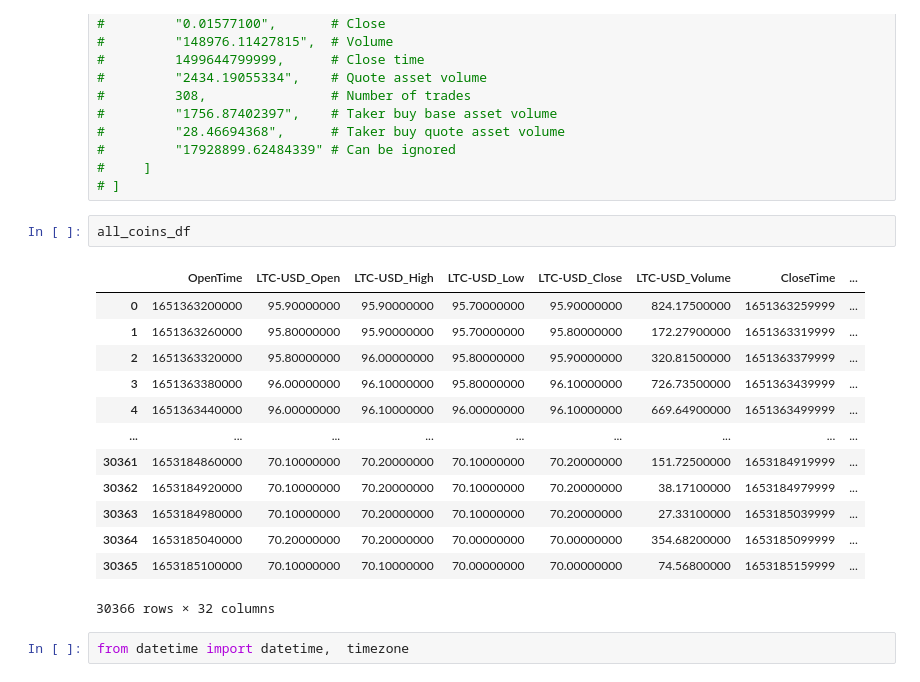
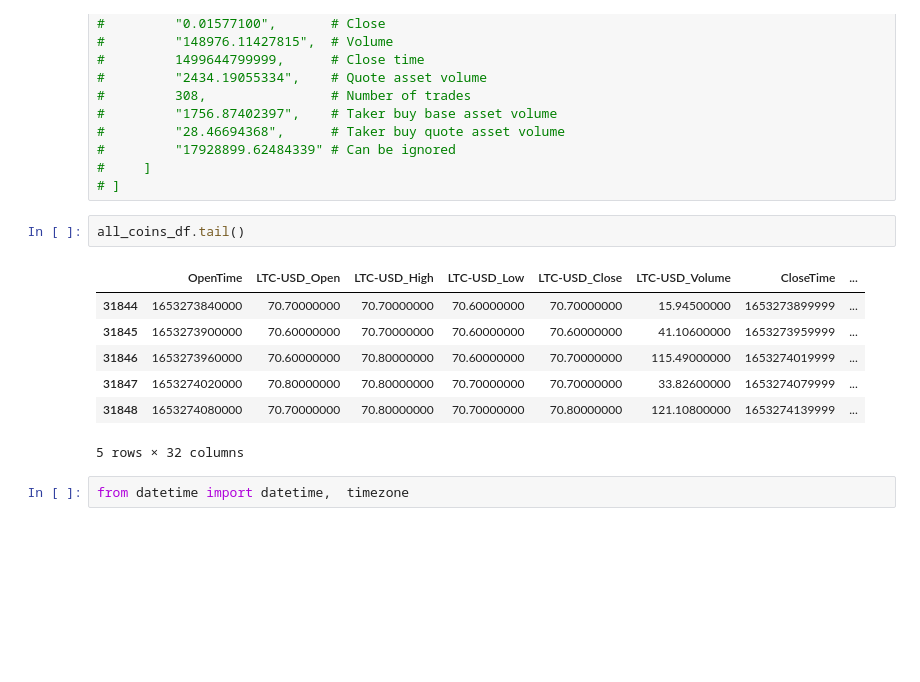
Before and after one commit to Heyymant/Automated-Crypto-Trading-Bot, a Jupyter notebook: data_gather.ipynb, the cells around one changed output. Drawn from its saved outputs; the diff is of its cells as text; blank space fills up the shorter version.

```diff
--- a/data_gather.ipynb
+++ b/data_gather.ipynb
@@ -61,21 +61,15 @@ for coin in coins :
 #     ]
 # ]
 # %%
-all_coins_df
+all_coins_df.tail()
 # %% [output]
 |  | OpenTime | LTC-USD_Open | LTC-USD_High | LTC-USD_Low | LTC-USD_Close | LTC-USD_Volume | CloseTime | ... |
-| 0 | 1651363200000 | 95.90000000 | 95.90000000 | 95.70000000 | 95.90000000 | 824.17500000 | 1651363259999 | ... |
-| 1 | 1651363260000 | 95.80000000 | 95.90000000 | 95.70000000 | 95.80000000 | 172.27900000 | 1651363319999 | ... |
-| 2 | 1651363320000 | 95.80000000 | 96.00000000 | 95.80000000 | 95.90000000 | 320.81500000 | 1651363379999 | ... |
-| 3 | 1651363380000 | 96.00000000 | 96.10000000 | 95.80000000 | 96.10000000 | 726.73500000 | 1651363439999 | ... |
-| 4 | 1651363440000 | 96.00000000 | 96.10000000 | 96.00000000 | 96.10000000 | 669.64900000 | 1651363499999 | ... |
-| ... | ... | ... | ... | ... | ... | ... | ... | ... |
-| 30361 | 1653184860000 | 70.10000000 | 70.20000000 | 70.10000000 | 70.20000000 | 151.72500000 | 1653184919999 | ... |
-| 30362 | 1653184920000 | 70.10000000 | 70.20000000 | 70.10000000 | 70.20000000 | 38.17100000 | 1653184979999 | ... |
-| 30363 | 1653184980000 | 70.10000000 | 70.20000000 | 70.10000000 | 70.20000000 | 27.33100000 | 1653185039999 | ... |
-| 30364 | 1653185040000 | 70.20000000 | 70.20000000 | 70.00000000 | 70.00000000 | 354.68200000 | 1653185099999 | ... |
-| 30365 | 1653185100000 | 70.10000000 | 70.10000000 | 70.00000000 | 70.00000000 | 74.56800000 | 1653185159999 | ... |
+| 31844 | 1653273840000 | 70.70000000 | 70.70000000 | 70.60000000 | 70.70000000 | 15.94500000 | 1653273899999 | ... |
+| 31845 | 1653273900000 | 70.60000000 | 70.70000000 | 70.60000000 | 70.60000000 | 41.10600000 | 1653273959999 | ... |
+| 31846 | 1653273960000 | 70.60000000 | 70.80000000 | 70.60000000 | 70.70000000 | 115.49000000 | 1653274019999 | ... |
+| 31847 | 1653274020000 | 70.80000000 | 70.80000000 | 70.70000000 | 70.70000000 | 33.82600000 | 1653274079999 | ... |
+| 31848 | 1653274080000 | 70.70000000 | 70.80000000 | 70.70000000 | 70.80000000 | 121.10800000 | 1653274139999 | ... |
-30366 rows × 32 columns
+5 rows × 32 columns
 # %%
 from datetime import datetime,  timezone
 # %%
```
Also changed, not shown: parts of 7 cells of this notebook.
